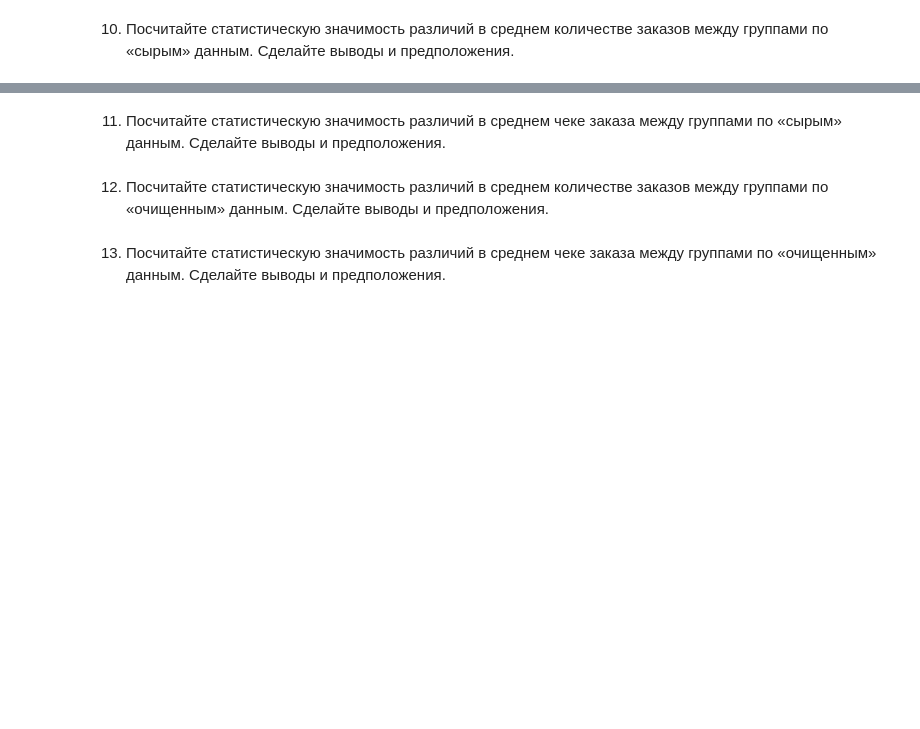
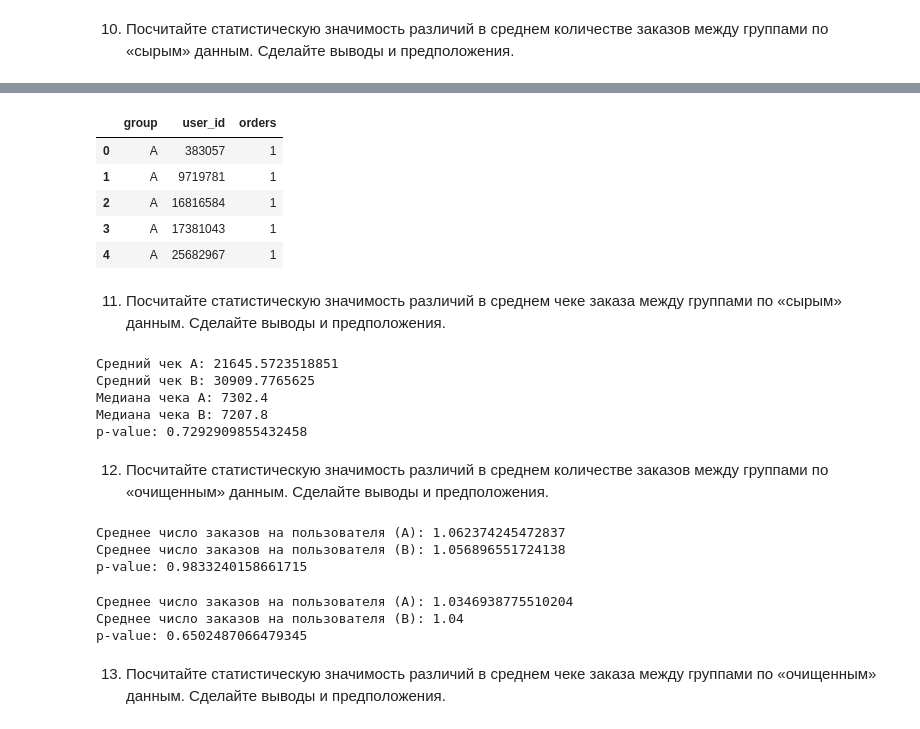
Before and after one commit to SeriousDragon/1st-Phase-SD, a Jupyter notebook: week4/day03/04-03-task.ipynb, the cells around one changed output, grey strips where cells are left out. Cells and saved outputs as stored; diff of their text form; code cells hidden in the pictures; blank space fills up the shorter version.

```diff
--- a/week4/day03/04-03-task.ipynb
+++ b/week4/day03/04-03-task.ipynb
@@ -314,6 +399,69 @@ plt.legend(); plt.grid(); plt.tight_layout(); plt.show()
+# %%
+orders_by_user.head()
+# %% [output]
+|  | group | user_id | orders |
+| 0 | A | 383057 | 1 |
+| 1 | A | 9719781 | 1 |
+| 2 | A | 16816584 | 1 |
+| 3 | A | 17381043 | 1 |
+| 4 | A | 25682967 | 1 |
 # %% [markdown]
 11. Посчитайте статистическую значимость различий в среднем чеке заказа между группами по «сырым» данным. Сделайте выводы и предположения.
+# %%
+rev_A = transactions.loc[transactions["group"] == "A", "revenue"]
+rev_B = transactions.loc[transactions["group"] == "B", "revenue"]
+
+print("Средний чек A:", rev_A.mean())
+print("Средний чек B:", rev_B.mean())
+print("Медиана чека A:", rev_A.median())
+print("Медиана чека B:", rev_B.median())
+
+u_stat, p_value = st.mannwhitneyu(rev_A, rev_B, alternative="two-sided")
+print("p-value:", p_value)
+# %% [output]
+Средний чек A: 21645.5723518851
+Средний чек B: 30909.7765625
+Медиана чека A: 7302.4
+Медиана чека B: 7207.8
+p-value: 0.7292909855432458
 # %% [markdown]
 12. Посчитайте статистическую значимость различий в среднем количестве заказов между группами по «очищенным» данным. Сделайте выводы и предположения.
+# %%
+orders_by_user = (
+    transactions.groupby(["group", "user_id"]).size().reset_index(name="orders")
+)
+
+
+orders_clean = orders_by_user[orders_by_user["orders"] < 4]
+
+orders_A = orders_clean.loc[orders_clean["group"] == "A", "orders"]
+orders_B = orders_clean.loc[orders_clean["group"] == "B", "orders"]
+
+
+u_stat, p_value = st.mannwhitneyu(orders_A, orders_B, alternative="two-sided")
+
+print("Среднее число заказов на пользователя (A):", orders_A.mean())
+print("Среднее число заказов на пользователя (B):", orders_B.mean())
+print("p-value:", p_value)
+# %% [output]
+Среднее число заказов на пользователя (A): 1.062374245472837
+Среднее число заказов на пользователя (B): 1.056896551724138
+p-value: 0.9833240158661715
+# %%
+orders_clean95 = orders_by_user[orders_by_user["orders"] < 3]
+
+
+orders_A = orders_clean95.loc[orders_clean95["group"] == "A", "orders"]
+orders_B = orders_clean95.loc[orders_clean95["group"] == "B", "orders"]
+
+u_stat, p_value = st.mannwhitneyu(orders_A, orders_B, alternative="two-sided")
+
+print("Среднее число заказов на пользователя (A):", orders_A.mean())
+print("Среднее число заказов на пользователя (B):", orders_B.mean())
+print("p-value:", p_value)
+# %% [output]
+Среднее число заказов на пользователя (A): 1.0346938775510204
+Среднее число заказов на пользователя (B): 1.04
+p-value: 0.6502487066479345
 # %% [markdown]
 13. Посчитайте статистическую значимость различий в среднем чеке заказа между группами по «очищенным» данным. Сделайте выводы и предположения.
```
Also changed, not shown: parts of 13 cells of this notebook.
